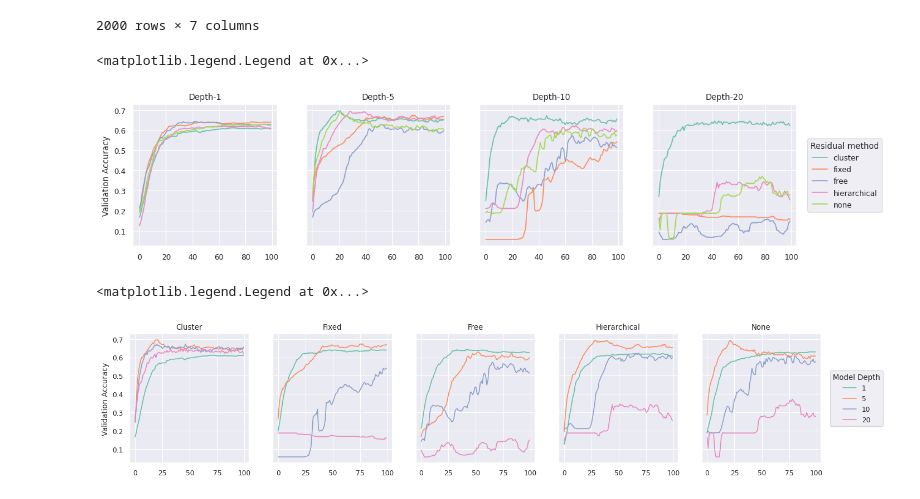
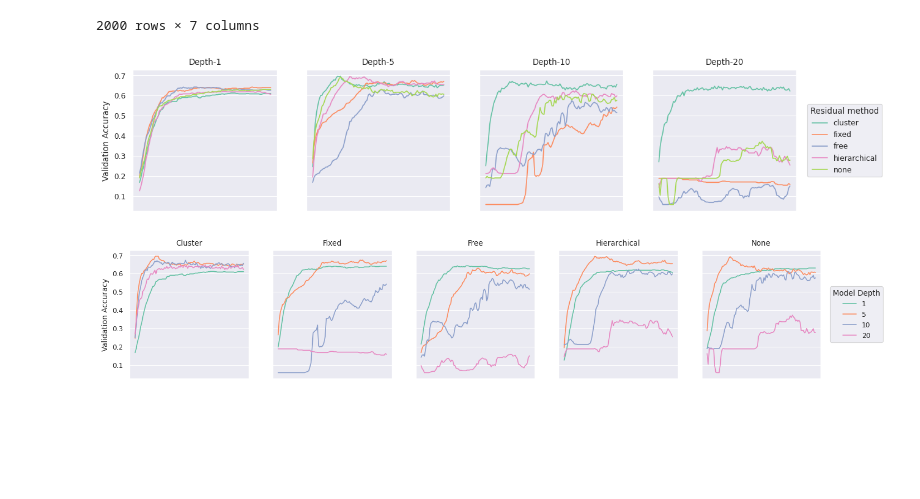
Before and after one commit to BenPrie/semantic-oversmoothing, a Jupyter notebook: training.ipynb, the cells around one changed output. Drawn from its saved outputs; the diff is of its cells as text; code cells hidden in the pictures; blank space fills up the shorter version.

Commit message:
Saving training curve figures

```diff
--- a/training.ipynb
+++ b/training.ipynb
@@ -385,33 +385,36 @@ master_stats_df
 # %%
 fig, axes = plt.subplots(1, 4, figsize=(14, 3), sharex='all', sharey='all')
 
 for ax, depth in zip(axes, sorted(master_stats_df.model_depth.unique())):
     sns.lineplot(
         data=master_stats_df[master_stats_df['model_depth'] == depth],
         x='epoch', y='val_acc',
         hue='residual_method',
         palette='Set2',
         ax=ax
     )
 
     # Remove clutter.
     ax.legend([], [], frameon=False)
     ax.set_xlabel('')
+    ax.set_xticks([])
     ax.set_ylabel('')
 
     # Add titles.
     ax.set_title(f'Depth-{depth}')
 
 axes[0].set_ylabel('Validation Accuracy')
 
 axes[-1].legend(
     bbox_to_anchor=(1.05, .5),
     loc='center left',
     title='Residual method'
 )
+
+# Save figure.
+plt.savefig('./figures/curves/models-val-acc-by-depth.pdf', bbox_inches='tight')
 # %% [output]
-<matplotlib.legend.Legend at 0x...>
-[figure, old version]
+[figure, new version]
 # %%
 fig, axes = plt.subplots(1, 5, figsize=(16, 3), sharex='all', sharey='all')
 
@@ -427,6 +430,7 @@ for ax, method in zip(axes, sorted(master_stats_df.residual_method.unique())):
     # Remove clutter.
     ax.legend([], [], frameon=False)
     ax.set_xlabel('')
+    ax.set_xticks([])
     ax.set_ylabel('')
 
     # Add titles.
@@ -439,6 +443,8 @@ axes[-1].legend(
     loc='center left',
     title='Model Depth'
 )
+
+# Save figure.
+plt.savefig('./figures/curves/depth-val-acc-by-model.pdf', bbox_inches='tight')
 # %% [output]
-<matplotlib.legend.Legend at 0x...>
-[figure, old version]
+[figure, new version]
```
Also changed, not shown: 2 other files.
